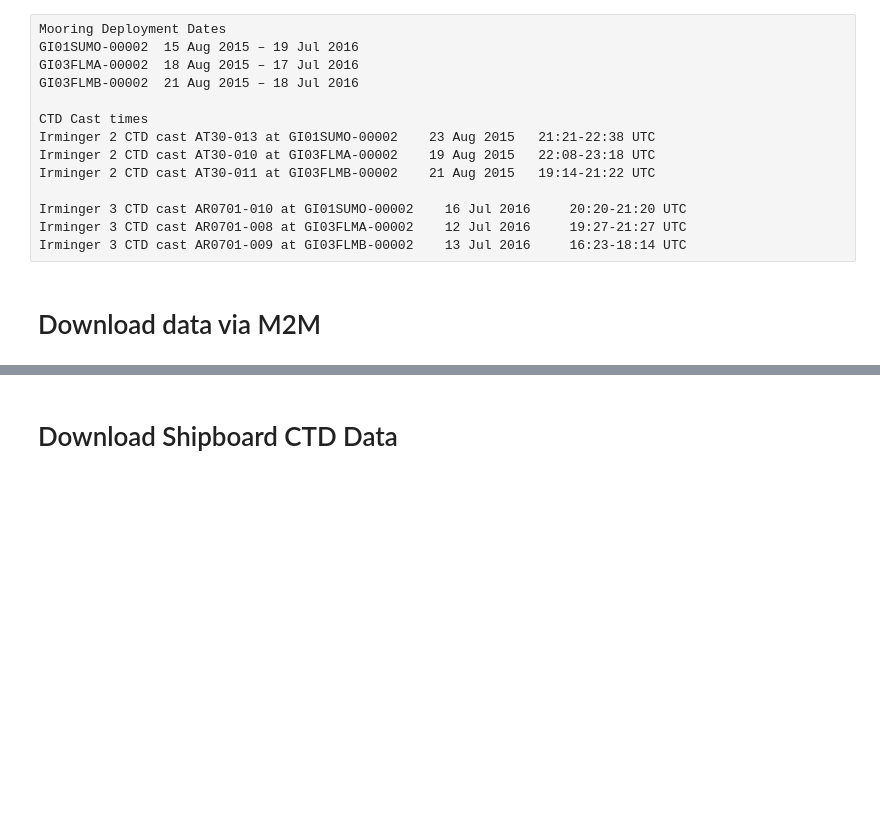
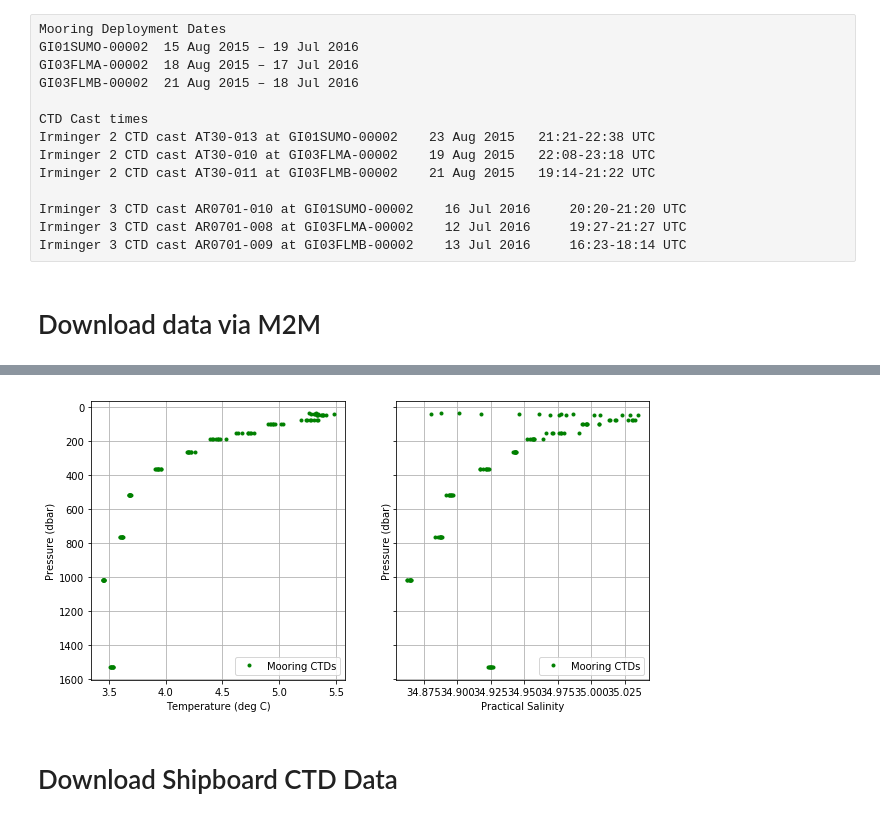
Before and after one commit to oceanhackweek/ohw18_Data_Validation, a Jupyter notebook: OHW2018_Data_Validation.ipynb, the cells around one changed output, grey strips where cells are left out. Cells and saved outputs as stored; diff of their text form; code cells hidden in the pictures; blank space fills up the shorter version.

```diff
--- a/OHW2018_Data_Validation.ipynb
+++ b/OHW2018_Data_Validation.ipynb
@@ -83,5 +80,9 @@ https://ooinet.oceanobservatories.org/api/m2m/12576/sensor/inv//GI03FLMA/RIM01/0
 # %%
 # Grab the data
-r = requests.get(data_request_url, params=params, auth=(USERNAME, TOKEN))
-data = r.json()
+dataFLMA=[]
+i=0
+for x in data_request_url_FLMA:
+    r=requests.get(data_request_url_FLMA[i], params=paramsFLMA, auth=(USERNAME, TOKEN))
+    dataFLMA.append(r.json())
+    i+=1
 # %% [output]
@@ -90,3 +119,26 @@ DEBUG:urllib3.connectionpool:https://ooinet.oceanobservatories.org:443 "GET /api
+# %%
+#-------------------Plot the data-----------------------------
+
+fig, (ax1, ax2) = plt.subplots(1, 2, sharey=True, figsize=(10,5))
+ax1.plot(temperature, pressure, 'g.', label='Mooring CTDs')
+ax1.set_ylabel('Pressure (dbar)')
+ax1.set_xlabel('Temperature (deg C)')
+ax1.invert_yaxis()
+ax1.grid()
+ax1.legend(loc='lower right')
+
+ax2.plot(salinity, pressure, 'g.', label='Mooring CTDs')
+ax2.set_ylabel('Pressure (dbar)')
+ax2.set_xlabel('Practical Salinity')
+ax2.grid()
+ax2.legend(loc='lower right')
+
+# fig.suptitle('{} vs. Shipboard CTD'.format(refdes), fontsize=10)
+#fig.suptitle(CTD_cast_name)
+fig.subplots_adjust(top=0.9)
+plt.show()
+# %% [output]
+[figure, added]
 # %% [markdown]
 # Download Shipboard CTD Data
 # %%
```
Also changed, not shown: parts of 13 cells of this notebook.
